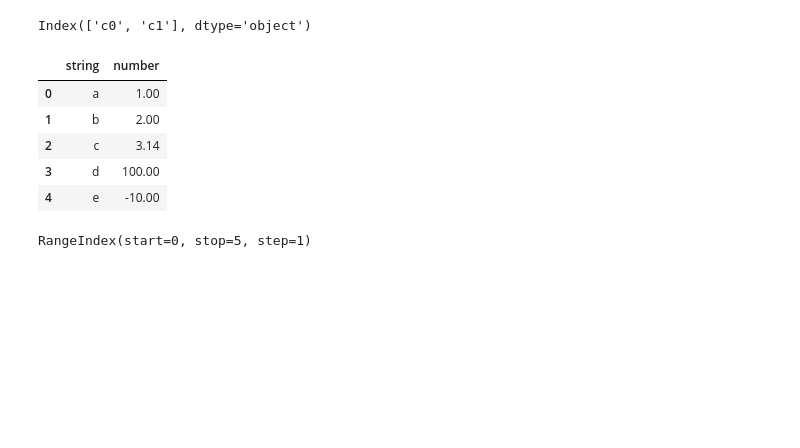
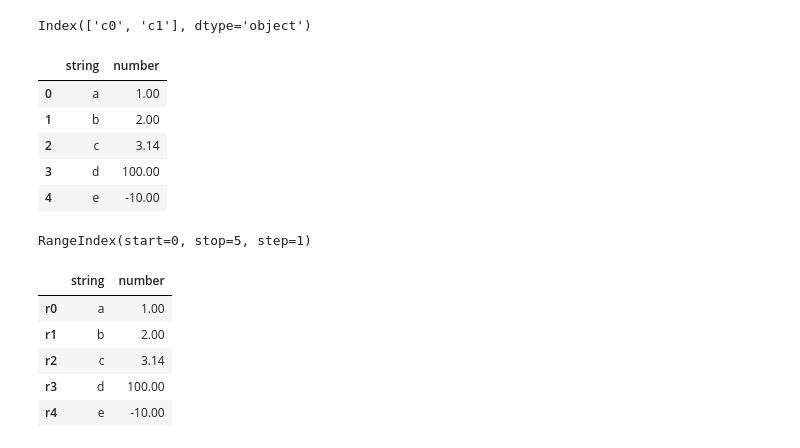
Before and after one commit to jihun5/it_jupyter, a Jupyter notebook: 지울용도.ipynb, the cells around one changed output. Saved outputs shown, nothing was run; the diff lists cells and outputs as text; code cells hidden in the pictures; blank space fills up the shorter version.

```diff
--- a/지울용도.ipynb
+++ b/지울용도.ipynb
@@ -81,3 +81,13 @@ df1.index
 #행 인덱스는 정수0부터 4까지 오름차순으로 자동 지정된다.
 # %% [output]
 RangeIndex(start=0, stop=5, step=1)
+# %%
+df1.index = ['r0','r1','r2','r3','r4']
+df1
+# %% [output]
+|  | string | number |
+| r0 | a | 1.00 |
+| r1 | b | 2.00 |
+| r2 | c | 3.14 |
+| r3 | d | 100.00 |
+| r4 | e | -10.00 |
```
Also changed, not shown: parts of 10 cells of this notebook, 3 other files.
